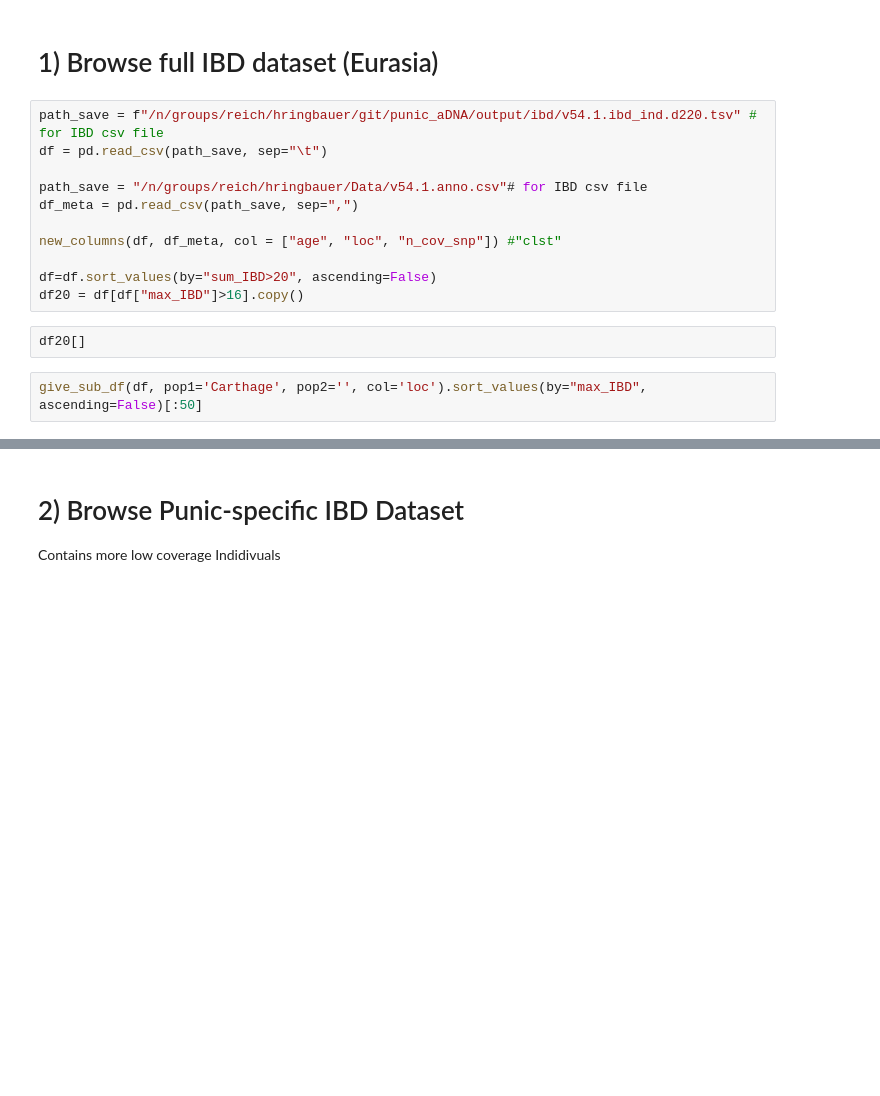
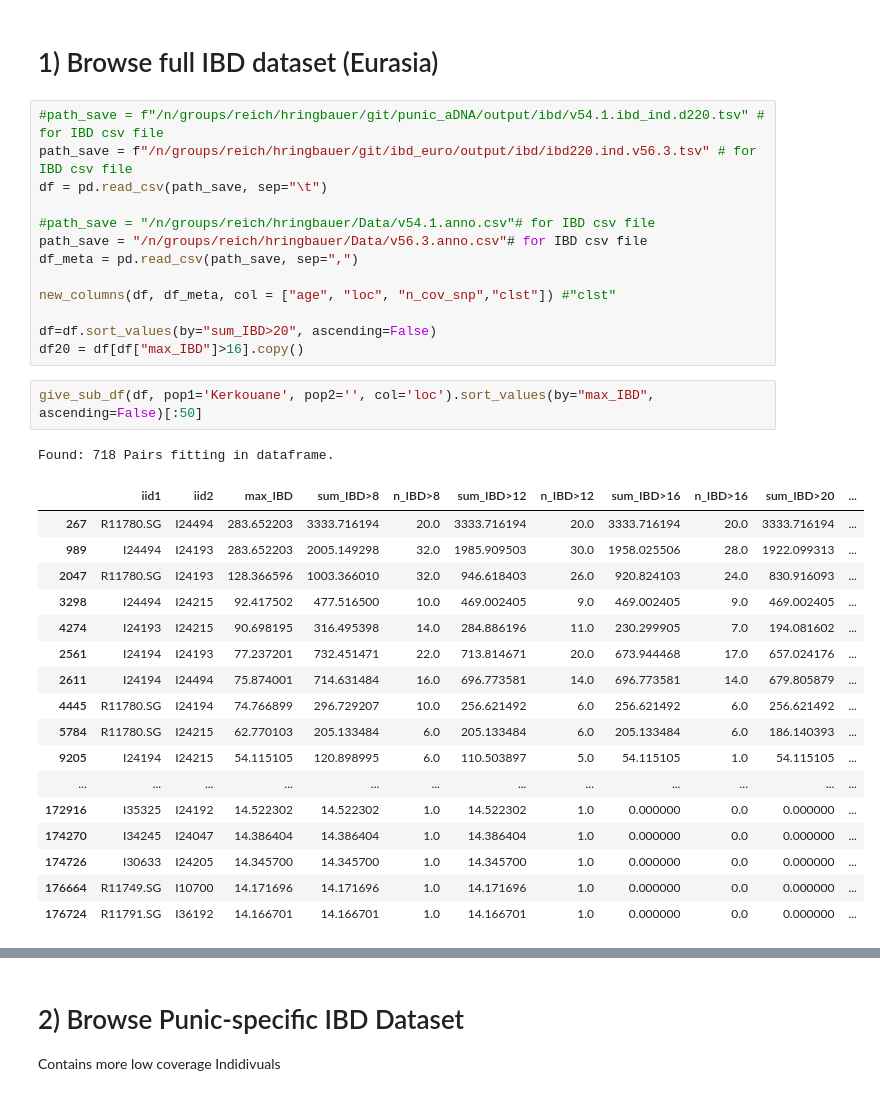
Before and after one commit to hringbauer/punic_aDNA, a Jupyter notebook: notebooks/ibd/browse_punic_IBD.ipynb, the cells around one changed output, grey strips where cells are left out. Saved outputs shown, nothing was run; the diff lists cells and outputs as text; blank space fills up the shorter version.

```diff
--- a/notebooks/ibd/browse_punic_IBD.ipynb
+++ b/notebooks/ibd/browse_punic_IBD.ipynb
@@ -36,17 +36,36 @@ CPU Count: 28
 # %% [markdown]
 # 1) Browse full IBD dataset (Eurasia)
 # %%
-path_save = f"/n/groups/reich/hringbauer/git/punic_aDNA/output/ibd/v54.1.ibd_ind.d220.tsv" # for IBD csv file
+#path_save = f"/n/groups/reich/hringbauer/git/punic_aDNA/output/ibd/v54.1.ibd_ind.d220.tsv" # for IBD csv file
+path_save = f"/n/groups/reich/hringbauer/git/ibd_euro/output/ibd/ibd220.ind.v56.3.tsv" # for IBD csv file
 df = pd.read_csv(path_save, sep="\t")
 
-path_save = "/n/groups/reich/hringbauer/Data/v54.1.anno.csv"# for IBD csv file
+#path_save = "/n/groups/reich/hringbauer/Data/v54.1.anno.csv"# for IBD csv file
+path_save = "/n/groups/reich/hringbauer/Data/v56.3.anno.csv"# for IBD csv file
 df_meta = pd.read_csv(path_save, sep=",")
 
-new_columns(df, df_meta, col = ["age", "loc", "n_cov_snp"]) #"clst"
+new_columns(df, df_meta, col = ["age", "loc", "n_cov_snp","clst"]) #"clst"
 
 df=df.sort_values(by="sum_IBD>20", ascending=False)
 df20 = df[df["max_IBD"]>16].copy()
-# %%
-df20[]
 # %%
-give_sub_df(df, pop1='Carthage', pop2='', col='loc').sort_values(by="max_IBD", ascending=False)[:50]
+give_sub_df(df, pop1='Kerkouane', pop2='', col='loc').sort_values(by="max_IBD", ascending=False)[:50]
+# %% [output]
+Found: 718 Pairs fitting in dataframe.
+|  | iid1 | iid2 | max_IBD | sum_IBD>8 | n_IBD>8 | sum_IBD>12 | n_IBD>12 | sum_IBD>16 | n_IBD>16 | sum_IBD>20 | ... |
+| 267 | R11780.SG | I24494 | 283.652203 | 3333.716194 | 20.0 | 3333.716194 | 20.0 | 3333.716194 | 20.0 | 3333.716194 | ... |
+| 989 | I24494 | I24193 | 283.652203 | 2005.149298 | 32.0 | 1985.909503 | 30.0 | 1958.025506 | 28.0 | 1922.099313 | ... |
+| 2047 | R11780.SG | I24193 | 128.366596 | 1003.366010 | 32.0 | 946.618403 | 26.0 | 920.824103 | 24.0 | 830.916093 | ... |
+| 3298 | I24494 | I24215 | 92.417502 | 477.516500 | 10.0 | 469.002405 | 9.0 | 469.002405 | 9.0 | 469.002405 | ... |
+| 4274 | I24193 | I24215 | 90.698195 | 316.495398 | 14.0 | 284.886196 | 11.0 | 230.299905 | 7.0 | 194.081602 | ... |
+| 2561 | I24194 | I24193 | 77.237201 | 732.451471 | 22.0 | 713.814671 | 20.0 | 673.944468 | 17.0 | 657.024176 | ... |
+| 2611 | I24194 | I24494 | 75.874001 | 714.631484 | 16.0 | 696.773581 | 14.0 | 696.773581 | 14.0 | 679.805879 | ... |
+| 4445 | R11780.SG | I24194 | 74.766899 | 296.729207 | 10.0 | 256.621492 | 6.0 | 256.621492 | 6.0 | 256.621492 | ... |
+| 5784 | R11780.SG | I24215 | 62.770103 | 205.133484 | 6.0 | 205.133484 | 6.0 | 205.133484 | 6.0 | 186.140393 | ... |
+| 9205 | I24194 | I24215 | 54.115105 | 120.898995 | 6.0 | 110.503897 | 5.0 | 54.115105 | 1.0 | 54.115105 | ... |
+| ... | ... | ... | ... | ... | ... | ... | ... | ... | ... | ... | ... |
+| 172916 | I35325 | I24192 | 14.522302 | 14.522302 | 1.0 | 14.522302 | 1.0 | 0.000000 | 0.0 | 0.000000 | ... |
+| 174270 | I34245 | I24047 | 14.386404 | 14.386404 | 1.0 | 14.386404 | 1.0 | 0.000000 | 0.0 | 0.000000 | ... |
+| 174726 | I30633 | I24205 | 14.345700 | 14.345700 | 1.0 | 14.345700 | 1.0 | 0.000000 | 0.0 | 0.000000 | ... |
+| 176664 | R11749.SG | I10700 | 14.171696 | 14.171696 | 1.0 | 14.171696 | 1.0 | 0.000000 | 0.0 | 0.000000 | ... |
+| 176724 | R11791.SG | I36192 | 14.166701 | 14.166701 | 1.0 | 14.166701 | 1.0 | 0.000000 | 0.0 | 0.000000 | ... |
```
Also changed, not shown: parts of 3 cells of this notebook, 1 other file.
